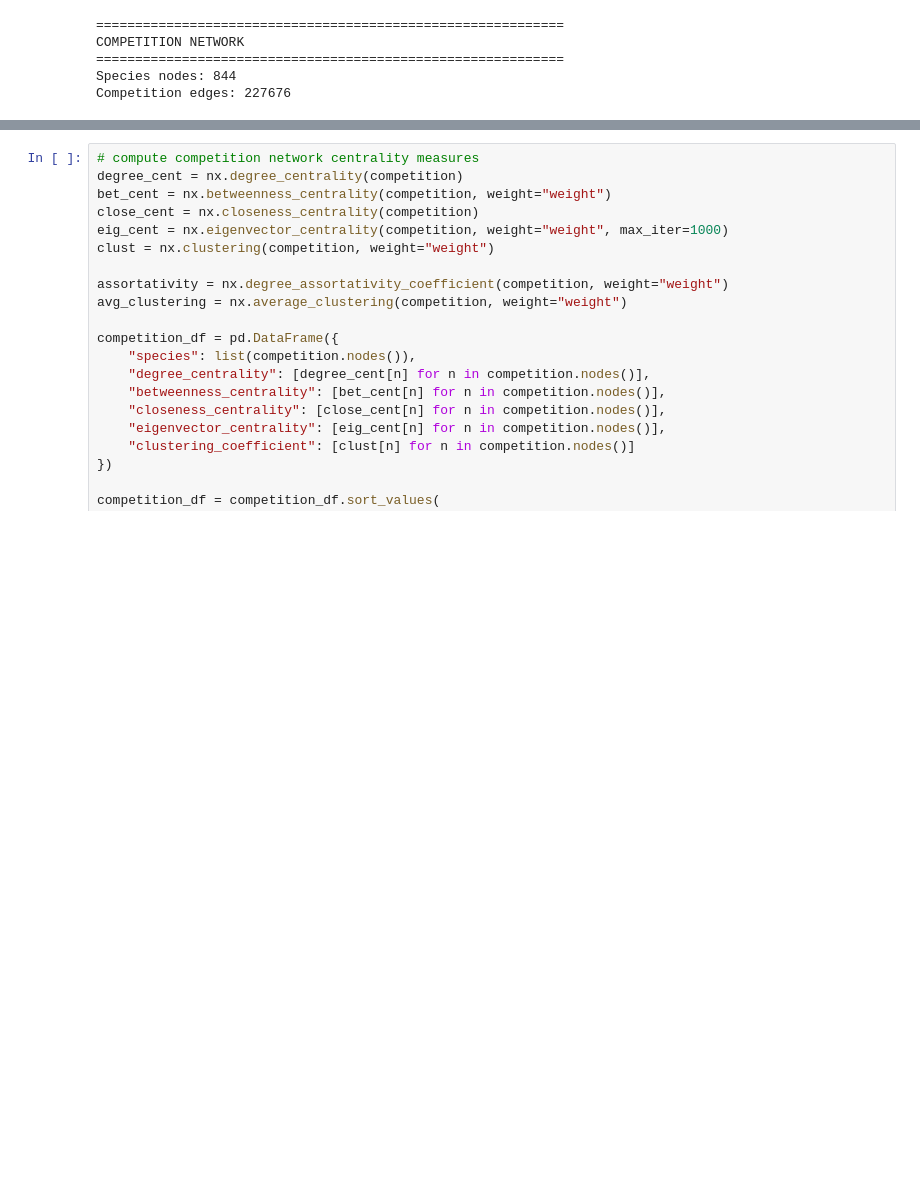
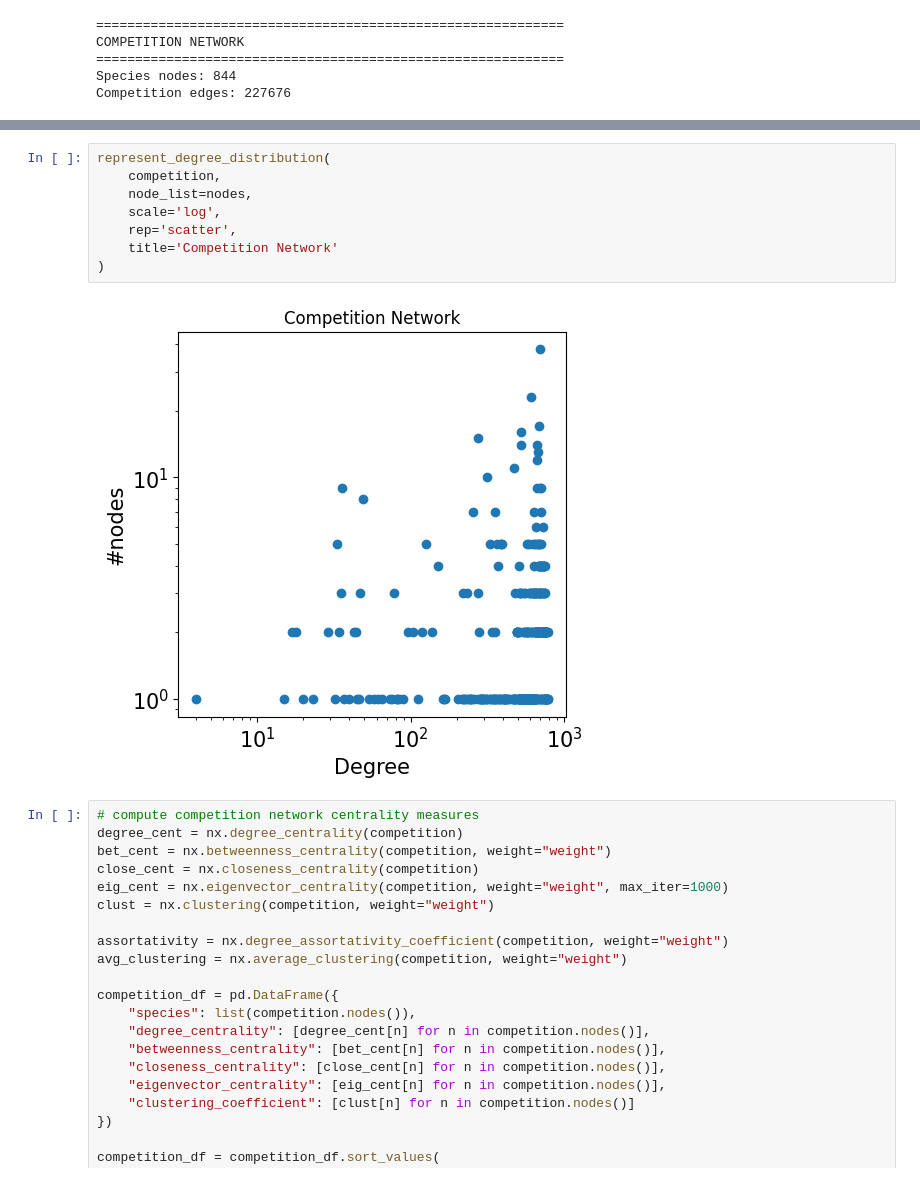
Before and after one commit to sarmijavier/complex_network_project_mouse_and_human_gut_microbiota, a Jupyter notebook: competition_network.ipynb, the cells around one changed output, grey strips where cells are left out. Cells and saved outputs as stored; diff of their text form; blank space fills up the shorter version.

```diff
--- a/competition_network.ipynb
+++ b/competition_network.ipynb
@@ -1147,3 +1152,13 @@ Competition edges: 227676
+# %%
+represent_degree_distribution(
+    competition,
+    node_list=nodes,
+    scale='log',
+    rep='scatter',
+	title='Competition Network'
+)
+# %% [output]
+[figure, added]
 # %%
 # compute competition network centrality measures
 degree_cent = nx.degree_centrality(competition)
```
Also changed, not shown: parts of 64 cells of this notebook.
